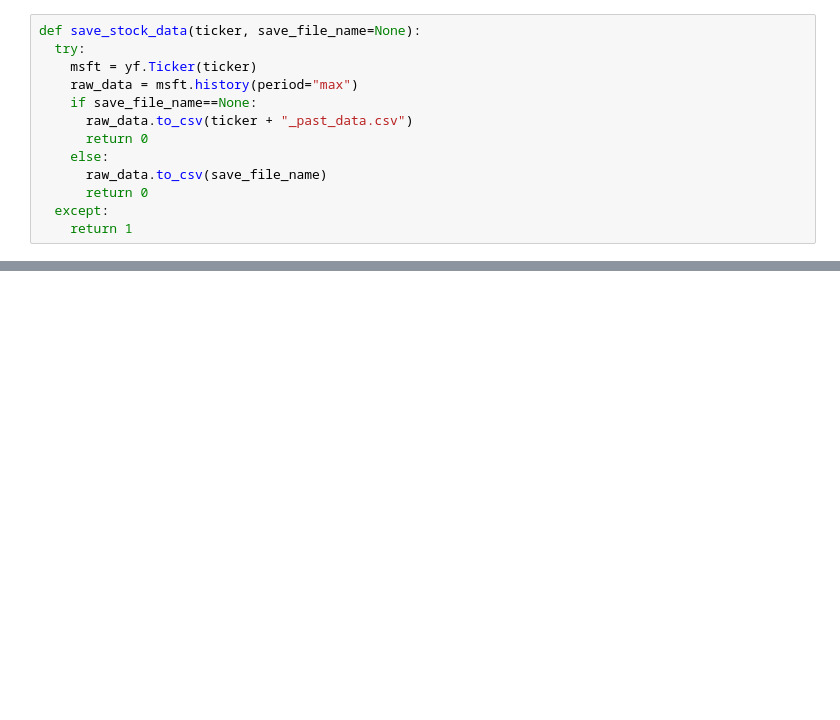
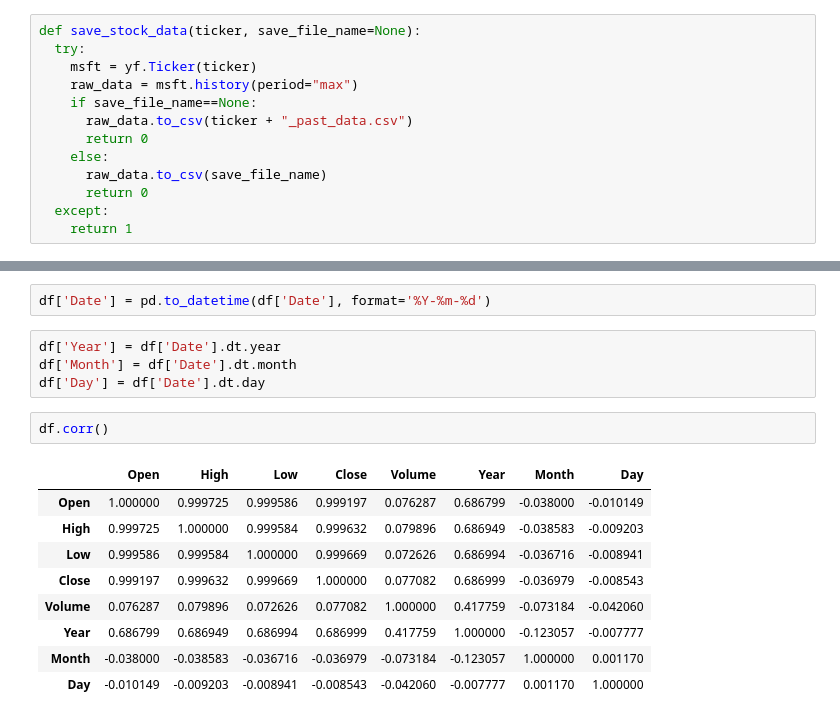
Before and after one commit to bhaktjain/Stock-Market-Movement-Predictor, a Jupyter notebook: historical_data.ipynb, the cells around one changed output, grey strips where cells are left out. Cells and saved outputs as stored; diff of their text form; blank space fills up the shorter version.

```diff
--- a/historical_data.ipynb
+++ b/historical_data.ipynb
@@ -40,0 +148,18 @@ save_stock_data("^NSEI")
+# %%
+df['Date'] = pd.to_datetime(df['Date'], format='%Y-%m-%d')
+# %%
+df['Year'] = df['Date'].dt.year
+df['Month'] = df['Date'].dt.month
+df['Day'] = df['Date'].dt.day
+# %%
+df.corr()
+# %% [output]
+|  | Open | High | Low | Close | Volume | Year | Month | Day |
+| Open | 1.000000 | 0.999725 | 0.999586 | 0.999197 | 0.076287 | 0.686799 | -0.038000 | -0.010149 |
+| High | 0.999725 | 1.000000 | 0.999584 | 0.999632 | 0.079896 | 0.686949 | -0.038583 | -0.009203 |
+| Low | 0.999586 | 0.999584 | 1.000000 | 0.999669 | 0.072626 | 0.686994 | -0.036716 | -0.008941 |
+| Close | 0.999197 | 0.999632 | 0.999669 | 1.000000 | 0.077082 | 0.686999 | -0.036979 | -0.008543 |
+| Volume | 0.076287 | 0.079896 | 0.072626 | 0.077082 | 1.000000 | 0.417759 | -0.073184 | -0.042060 |
+| Year | 0.686799 | 0.686949 | 0.686994 | 0.686999 | 0.417759 | 1.000000 | -0.123057 | -0.007777 |
+| Month | -0.038000 | -0.038583 | -0.036716 | -0.036979 | -0.073184 | -0.123057 | 1.000000 | 0.001170 |
+| Day | -0.010149 | -0.009203 | -0.008941 | -0.008543 | -0.042060 | -0.007777 | 0.001170 | 1.000000 |
```
Also changed, not shown: parts of 19 cells of this notebook.
